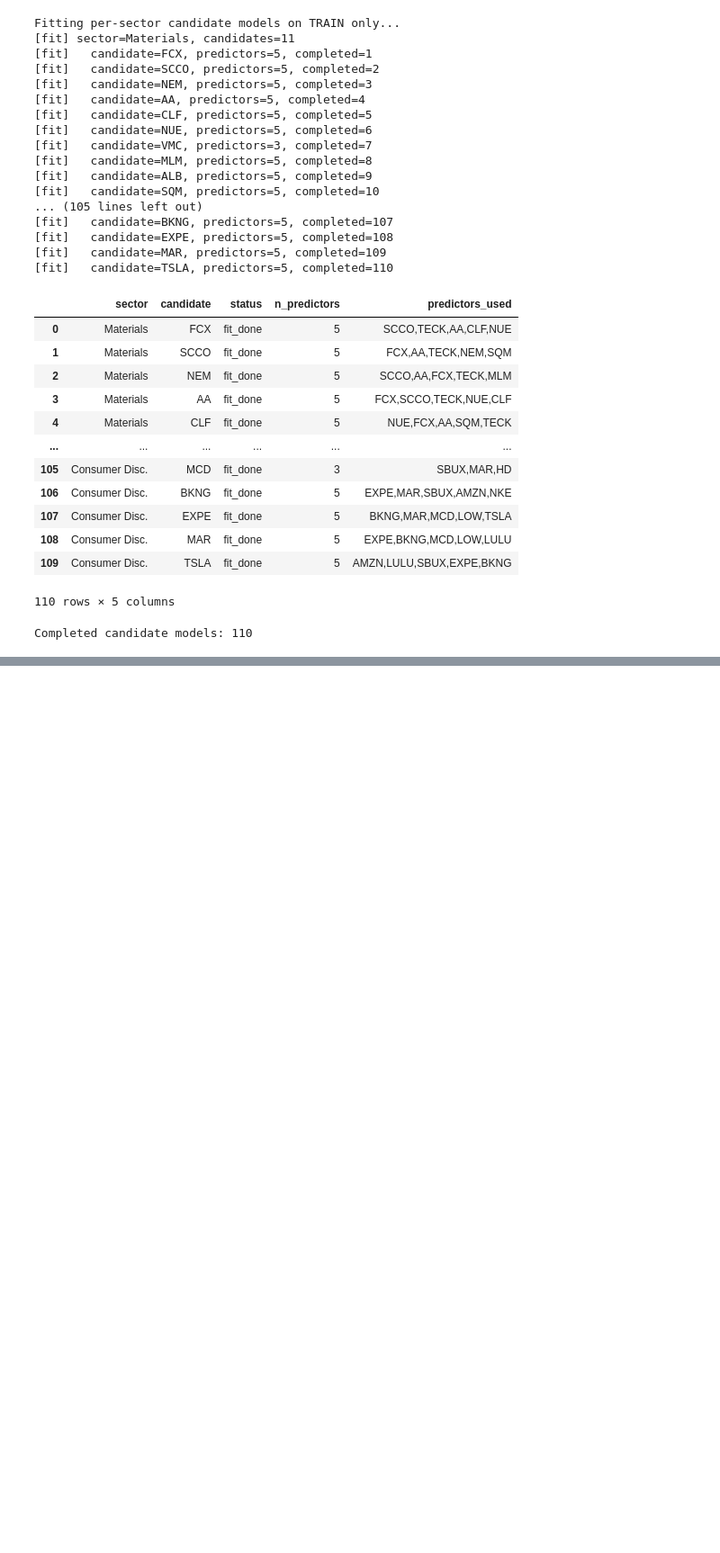
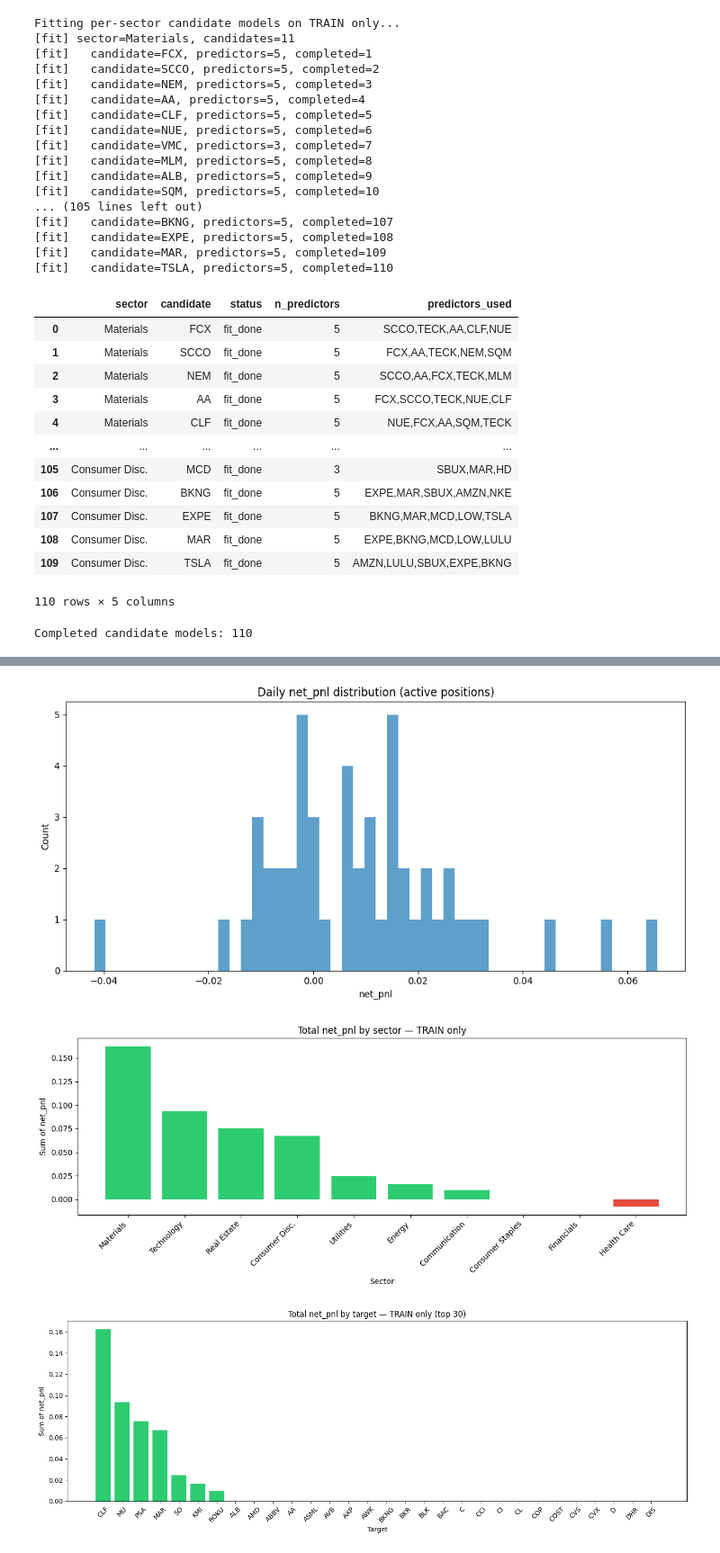
Before and after one commit to razmen3101/algo-trading-project, a Jupyter notebook: DBTS_Train_Only_Diagnostic_FIXED.ipynb, the cells around one changed output, grey strips where cells are left out. Shown at 90% size. Drawn from its saved outputs; the diff is of its cells as text; code cells hidden in the pictures; blank space fills up the shorter version.

```diff
--- a/DBTS_Train_Only_Diagnostic_FIXED.ipynb
+++ b/DBTS_Train_Only_Diagnostic_FIXED.ipynb
@@ -835,35 +1124,30 @@ if not selection_summary.empty:
 # %%
-# Cell 16 — plots: returns and PnL by sector/target
-if not executed.empty:
+# Cell 16 — PnL by sector and by target
+
+# Daily net_pnl per sector (active days only)
+if not active.empty:
     plt.figure(figsize=(10, 5))
-    plt.hist(executed["realized_return"].dropna(), bins=40)
-    plt.title("Executed trade return distribution")
-    plt.xlabel("Trade return")
-    plt.ylabel("Count")
-    plt.tight_layout()
-    plt.show()
+    plt.hist(active["net_pnl"].dropna(), bins=50, color="#2980b9", alpha=0.75)
+    plt.title("Daily net_pnl distribution (active positions)")
+    plt.xlabel("net_pnl"); plt.ylabel("Count"); plt.tight_layout(); plt.show()
 
-    pnl_sector = executed.groupby("sector")["realized_return"].sum().sort_values(ascending=False)
-    plt.figure(figsize=(12, 5))
-    plt.bar(pnl_sector.index, pnl_sector.values)
-    plt.title("Cumulative simple PnL by sector — TRAIN only")
-    plt.xlabel("Sector")
-    plt.ylabel("Sum of trade returns")
-    plt.xticks(rotation=45, ha="right")
-    plt.tight_layout()
-    plt.show()
+pnl_sector = trades.groupby("sector")["net_pnl"].sum().sort_values(ascending=False)
+plt.figure(figsize=(12, 5))
+plt.bar(pnl_sector.index, pnl_sector.values, color=["#2ecc71" if v >= 0 else "#e74c3c" for v in pnl_sector.values])
+plt.title("Total net_pnl by sector — TRAIN only")
+plt.xlabel("Sector"); plt.ylabel("Sum of net_pnl")
+plt.xticks(rotation=45, ha="right"); plt.tight_layout(); plt.show()
 
-    pnl_target = executed.groupby("selected_target")["realized_return"].sum().sort_values(ascending=False).head(30)
-    plt.figure(figsize=(14, 5))
-    plt.bar(pnl_target.index, pnl_target.values)
-    plt.title("Top cumulative simple PnL by selected target — TRAIN only")
-    plt.xlabel("Selected target")
-    plt.ylabel("Sum of trade returns")
-    plt.xticks(rotation=45)
-    plt.tight_layout()
-    plt.show()
-else:
-    print("No executed trades for PnL plots.")
+pnl_target = trades.groupby("target")["net_pnl"].sum().sort_values(ascending=False).head(30)
+plt.figure(figsize=(14, 5))
+plt.bar(pnl_target.index, pnl_target.values, color=["#2ecc71" if v >= 0 else "#e74c3c" for v in pnl_target.values])
+plt.title("Total net_pnl by target — TRAIN only (top 30)")
+plt.xlabel("Target"); plt.ylabel("Sum of net_pnl")
+plt.xticks(rotation=45); plt.tight_layout(); plt.show()
+# %% [output]
+[figure, added]
+[figure, added]
+[figure, added]
 # %%
 # Cell 17 — bandit diagnostics
 if not bandit_states.empty:
```
Also changed, not shown: parts of 17 cells of this notebook, 3 other files.
